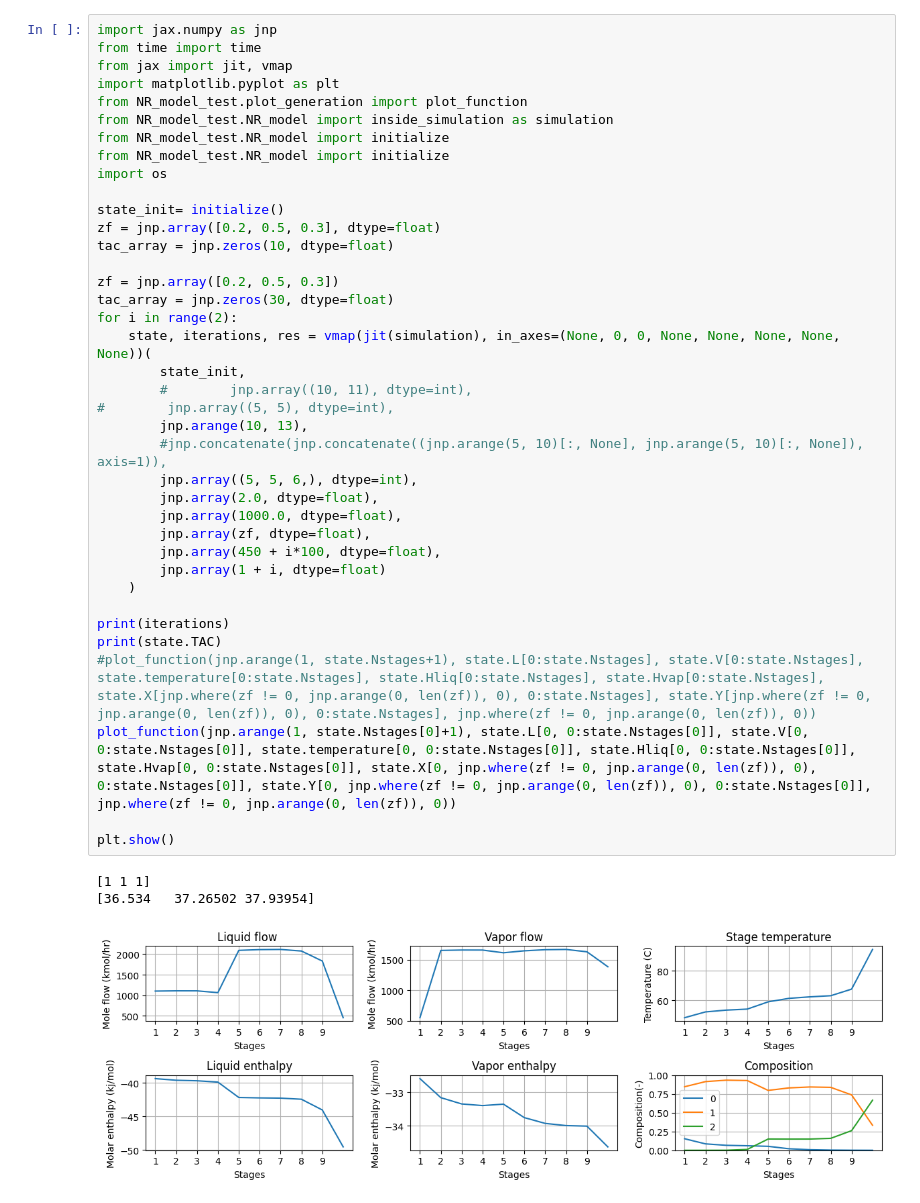
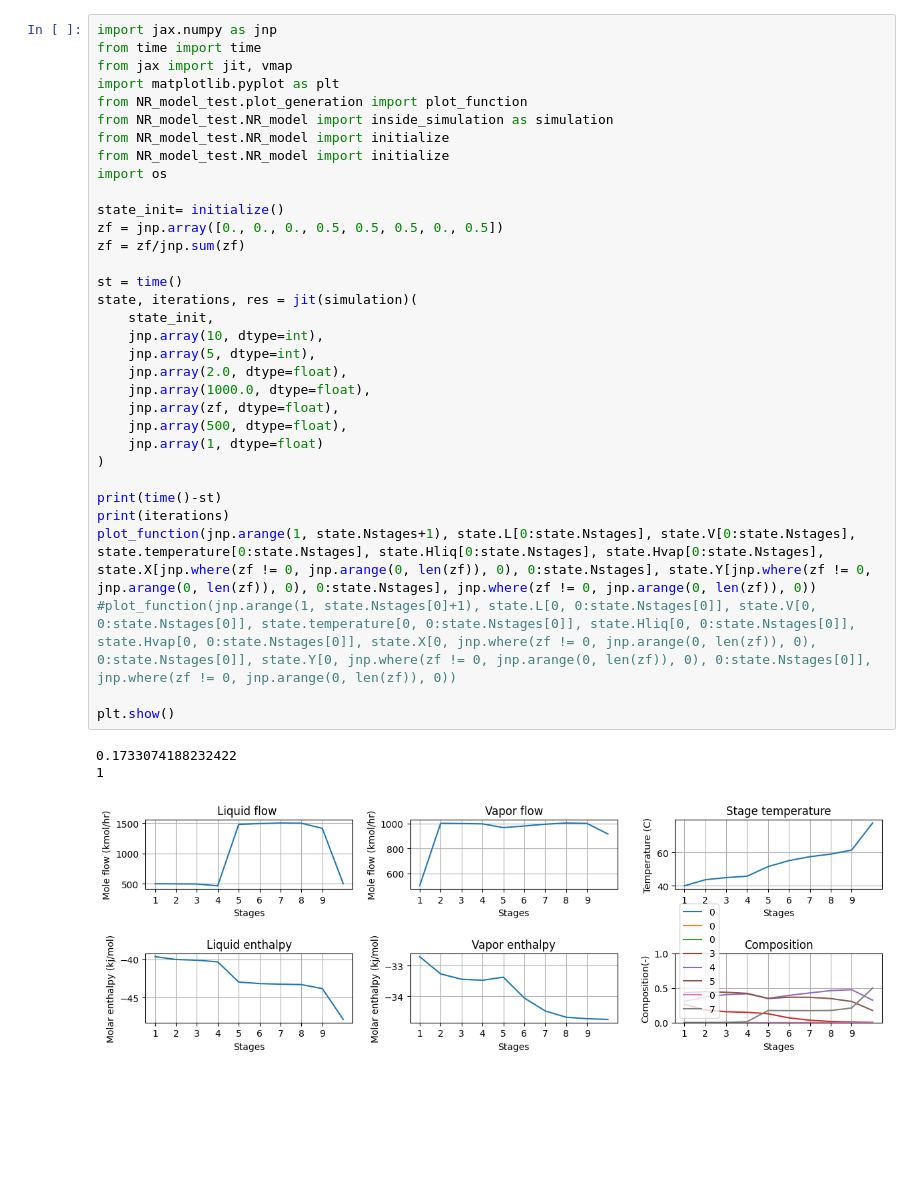
Before and after one commit to tigokok/equdist, a Jupyter notebook: tutorial.ipynb, the cells around one changed output. Drawn from its saved outputs; the diff is of its cells as text; blank space fills up the shorter version.

```diff
--- a/tutorial.ipynb
+++ b/tutorial.ipynb
@@ -28,42 +8,37 @@ Successfully installed jaxopt-0.8.3
 # %%
 import jax.numpy as jnp
 from time import time
 from jax import jit, vmap
 import matplotlib.pyplot as plt
 from NR_model_test.plot_generation import plot_function
 from NR_model_test.NR_model import inside_simulation as simulation
 from NR_model_test.NR_model import initialize
 from NR_model_test.NR_model import initialize
 import os
 
 state_init= initialize()
-zf = jnp.array([0.2, 0.5, 0.3], dtype=float)
-tac_array = jnp.zeros(10, dtype=float)
+zf = jnp.array([0., 0., 0., 0.5, 0.5, 0.5, 0., 0.5])
+zf = zf/jnp.sum(zf)
 
-zf = jnp.array([0.2, 0.5, 0.3])
-tac_array = jnp.zeros(30, dtype=float)
-for i in range(2):
-    state, iterations, res = vmap(jit(simulation), in_axes=(None, 0, 0, None, None, None, None, None))(
-        state_init,
-        #        jnp.array((10, 11), dtype=int),
-#        jnp.array((5, 5), dtype=int),
-        jnp.arange(10, 13),
-        #jnp.concatenate(jnp.concatenate((jnp.arange(5, 10)[:, None], jnp.arange(5, 10)[:, None]), axis=1)),
-        jnp.array((5, 5, 6,), dtype=int),
-        jnp.array(2.0, dtype=float),
-        jnp.array(1000.0, dtype=float),
-        jnp.array(zf, dtype=float),
-        jnp.array(450 + i*100, dtype=float),
-        jnp.array(1 + i, dtype=float)
-    )
+st = time()
+state, iterations, res = jit(simulation)(
+    state_init,
+    jnp.array(10, dtype=int),
+    jnp.array(5, dtype=int),
+    jnp.array(2.0, dtype=float),
+    jnp.array(1000.0, dtype=float),
+    jnp.array(zf, dtype=float),
+    jnp.array(500, dtype=float),
+    jnp.array(1, dtype=float)
+)
 
+print(time()-st)
 print(iterations)
-print(state.TAC)
-#plot_function(jnp.arange(1, state.Nstages+1), state.L[0:state.Nstages], state.V[0:state.Nstages], state.temperature[0:state.Nstages], state.Hliq[0:state.Nstages], state.Hvap[0:state.Nstages], state.X[jnp.where(zf != 0, jnp.arange(0, len(zf)), 0), 0:state.Nstages], state.Y[jnp.where(zf != 0, jnp.arange(0, len(zf)), 0), 0:state.Nstages], jnp.where(zf != 0, jnp.arange(0, len(zf)), 0))
-plot_function(jnp.arange(1, state.Nstages[0]+1), state.L[0, 0:state.Nstages[0]], state.V[0, 0:state.Nstages[0]], state.temperature[0, 0:state.Nstages[0]], state.Hliq[0, 0:state.Nstages[0]], state.Hvap[0, 0:state.Nstages[0]], state.X[0, jnp.where(zf != 0, jnp.arange(0, len(zf)), 0), 0:state.Nstages[0]], state.Y[0, jnp.where(zf != 0, jnp.arange(0, len(zf)), 0), 0:state.Nstages[0]], jnp.where(zf != 0, jnp.arange(0, len(zf)), 0))
+plot_function(jnp.arange(1, state.Nstages+1), state.L[0:state.Nstages], state.V[0:state.Nstages], state.temperature[0:state.Nstages], state.Hliq[0:state.Nstages], state.Hvap[0:state.Nstages], state.X[jnp.where(zf != 0, jnp.arange(0, len(zf)), 0), 0:state.Nstages], state.Y[jnp.where(zf != 0, jnp.arange(0, len(zf)), 0), 0:state.Nstages], jnp.where(zf != 0, jnp.arange(0, len(zf)), 0))
+#plot_function(jnp.arange(1, state.Nstages[0]+1), state.L[0, 0:state.Nstages[0]], state.V[0, 0:state.Nstages[0]], state.temperature[0, 0:state.Nstages[0]], state.Hliq[0, 0:state.Nstages[0]], state.Hvap[0, 0:state.Nstages[0]], state.X[0, jnp.where(zf != 0, jnp.arange(0, len(zf)), 0), 0:state.Nstages[0]], state.Y[0, jnp.where(zf != 0, jnp.arange(0, len(zf)), 0), 0:state.Nstages[0]], jnp.where(zf != 0, jnp.arange(0, len(zf)), 0))
 
 plt.show()
 # %% [output]
-[1 1 1]
-[36.534   37.26502 37.93954]
+0.1733074188232422
+1
-[figure, old version]
+[figure, new version]
```
Also changed, not shown: parts of 5 cells of this notebook.
